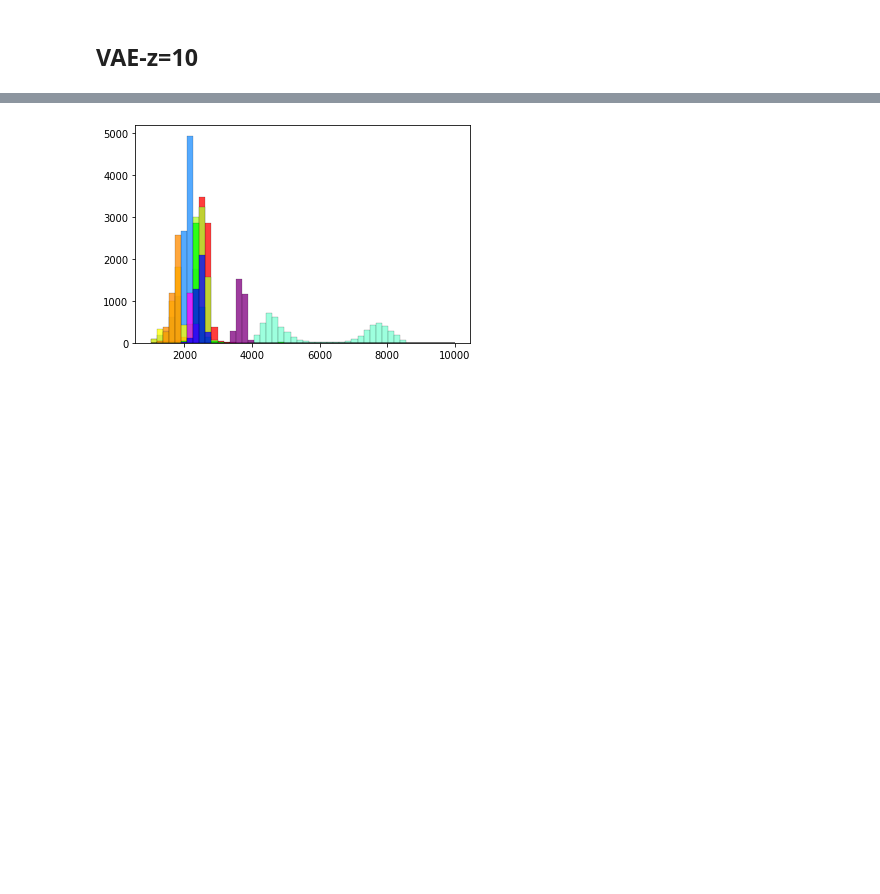
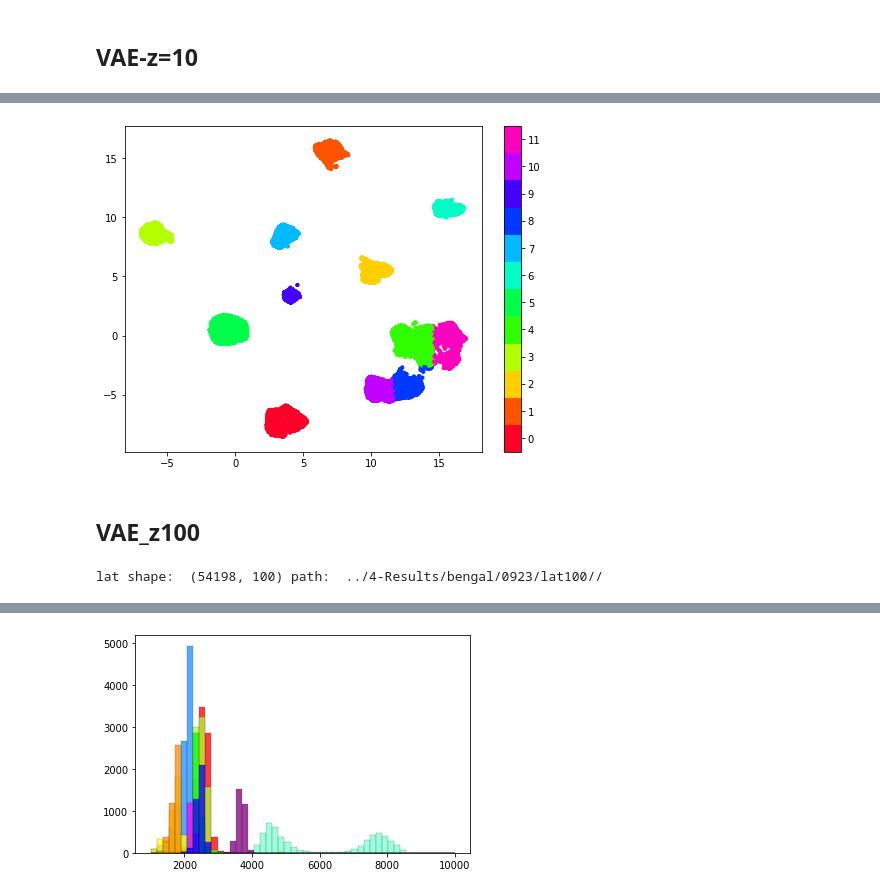
Before and after one commit to yebiny/Songbird-clusturing, a Jupyter notebook: 3-Train/3-umap.ipynb, the cells around one changed output, grey strips where cells are left out. Drawn from its saved outputs; the diff is of its cells as text; code cells hidden in the pictures; blank space fills up the shorter version.

```diff
--- a/3-Train/3-umap.ipynb
+++ b/3-Train/3-umap.ipynb
@@ -26,0 +47,10 @@ plot_cluster(z10_umap, z10_labels, save=save_path+'/plot_projection_group')
+# %%
+plot_cluster(z10.umap, z10.labels)
+# %% [output]
+[figure, added]
+# %% [markdown]
+## VAE_z100
+# %%
+z100 = Projection('../4-Results/bengal/0923/lat100/x_lat.npy')
+# %% [output]
+lat shape:  (54198, 100) path:  ../4-Results/bengal/0923/lat100//
```
Also changed, not shown: parts of 17 cells of this notebook, 1 other file.
